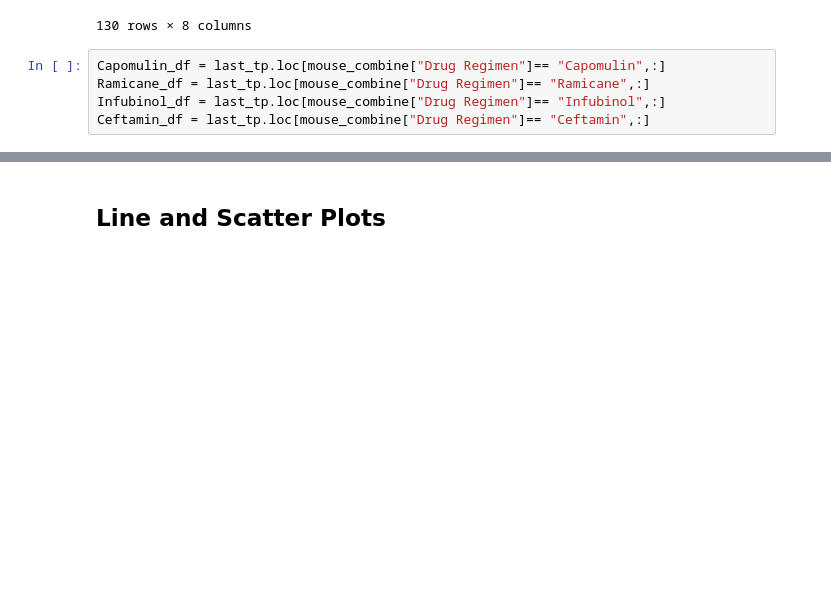
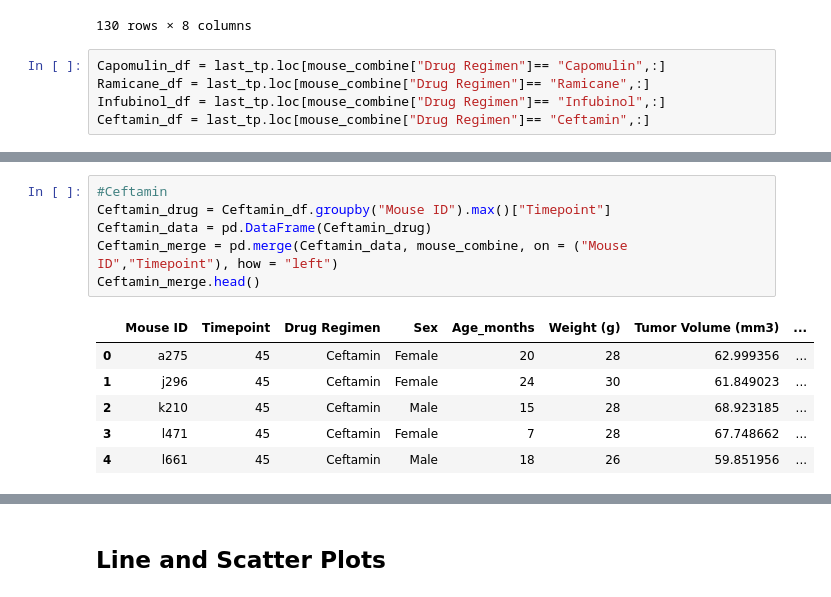
Before and after one commit to swanifereight/matplotlib-challenge, a Jupyter notebook: Pymaceuticals/pymaceuticals_starter.ipynb, the cells around one changed output, grey strips where cells are left out. Saved outputs shown, nothing was run; the diff lists cells and outputs as text; blank space fills up the shorter version.

```diff
--- a/Pymaceuticals/pymaceuticals_starter.ipynb
+++ b/Pymaceuticals/pymaceuticals_starter.ipynb
@@ -299,0 +365,13 @@ Values above 51.83201549 could be outliers.
+# %%
+#Ceftamin
+Ceftamin_drug = Ceftamin_df.groupby("Mouse ID").max()["Timepoint"]
+Ceftamin_data = pd.DataFrame(Ceftamin_drug)
+Ceftamin_merge = pd.merge(Ceftamin_data, mouse_combine, on = ("Mouse ID","Timepoint"), how = "left")
+Ceftamin_merge.head()
+# %% [output]
+|  | Mouse ID | Timepoint | Drug Regimen | Sex | Age_months | Weight (g) | Tumor Volume (mm3) | ... |
+| 0 | a275 | 45 | Ceftamin | Female | 20 | 28 | 62.999356 | ... |
+| 1 | j296 | 45 | Ceftamin | Female | 24 | 30 | 61.849023 | ... |
+| 2 | k210 | 45 | Ceftamin | Male | 15 | 28 | 68.923185 | ... |
+| 3 | l471 | 45 | Ceftamin | Female | 7 | 28 | 67.748662 | ... |
+| 4 | l661 | 45 | Ceftamin | Male | 18 | 26 | 59.851956 | ... |
```
Also changed, not shown: parts of 15 cells of this notebook, 1 other file.
